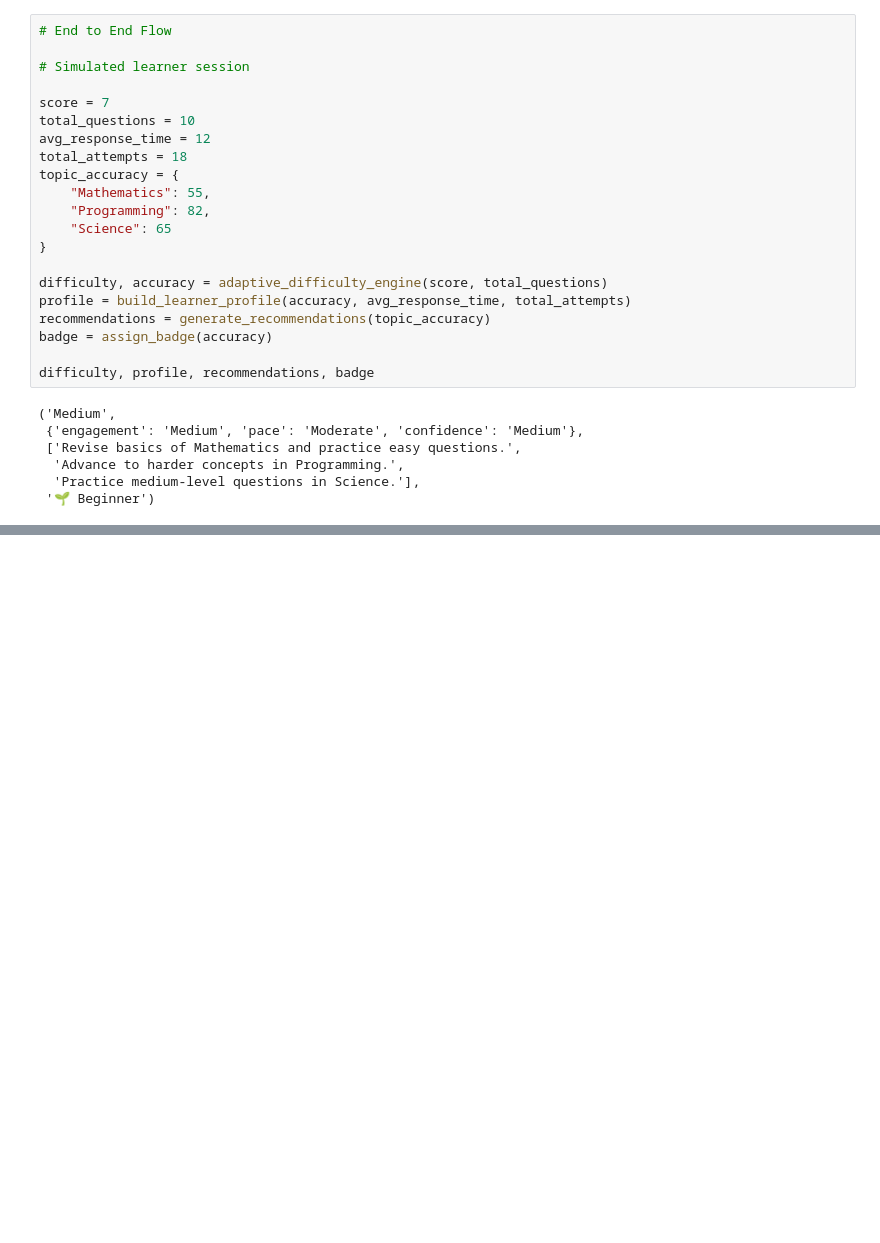
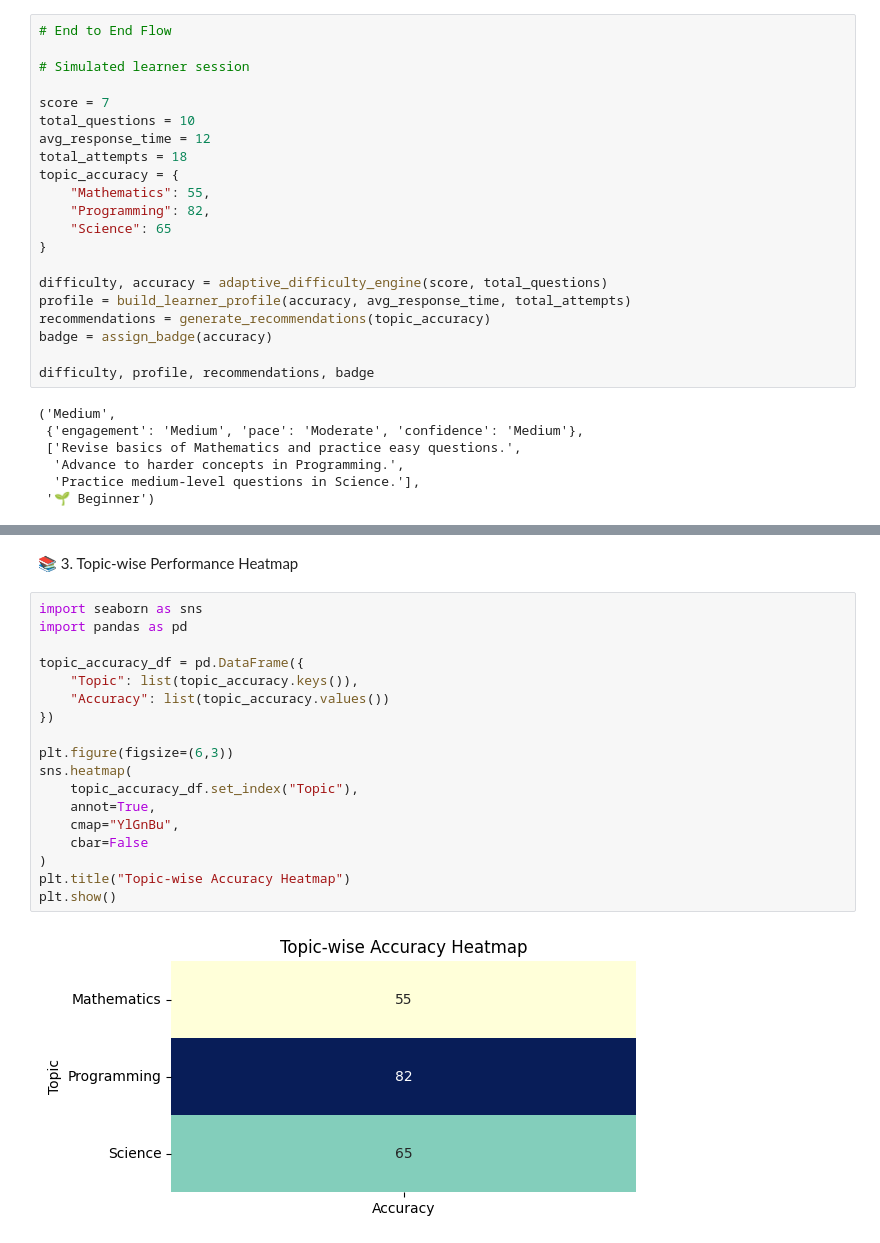
Before and after one commit to nitya-prakash-pandey-2005/ai-personalized-learning, a Jupyter notebook: AI_Personalized_Learning_System.ipynb, the cells around one changed output, grey strips where cells are left out. Drawn from its saved outputs; the diff is of its cells as text; blank space fills up the shorter version.

```diff
--- a/AI_Personalized_Learning_System.ipynb
+++ b/AI_Personalized_Learning_System.ipynb
@@ -522,0 +739,22 @@ difficulty, profile, recommendations, badge
+# %% [markdown]
+📚 3. Topic-wise Performance Heatmap
+# %%
+import seaborn as sns
+import pandas as pd
+
+topic_accuracy_df = pd.DataFrame({
+    "Topic": list(topic_accuracy.keys()),
+    "Accuracy": list(topic_accuracy.values())
+})
+
+plt.figure(figsize=(6,3))
+sns.heatmap(
+    topic_accuracy_df.set_index("Topic"),
+    annot=True,
+    cmap="YlGnBu",
+    cbar=False
+)
+plt.title("Topic-wise Accuracy Heatmap")
+plt.show()
+# %% [output]
+[figure, added]
```
Also changed, not shown: parts of 26 cells of this notebook.
